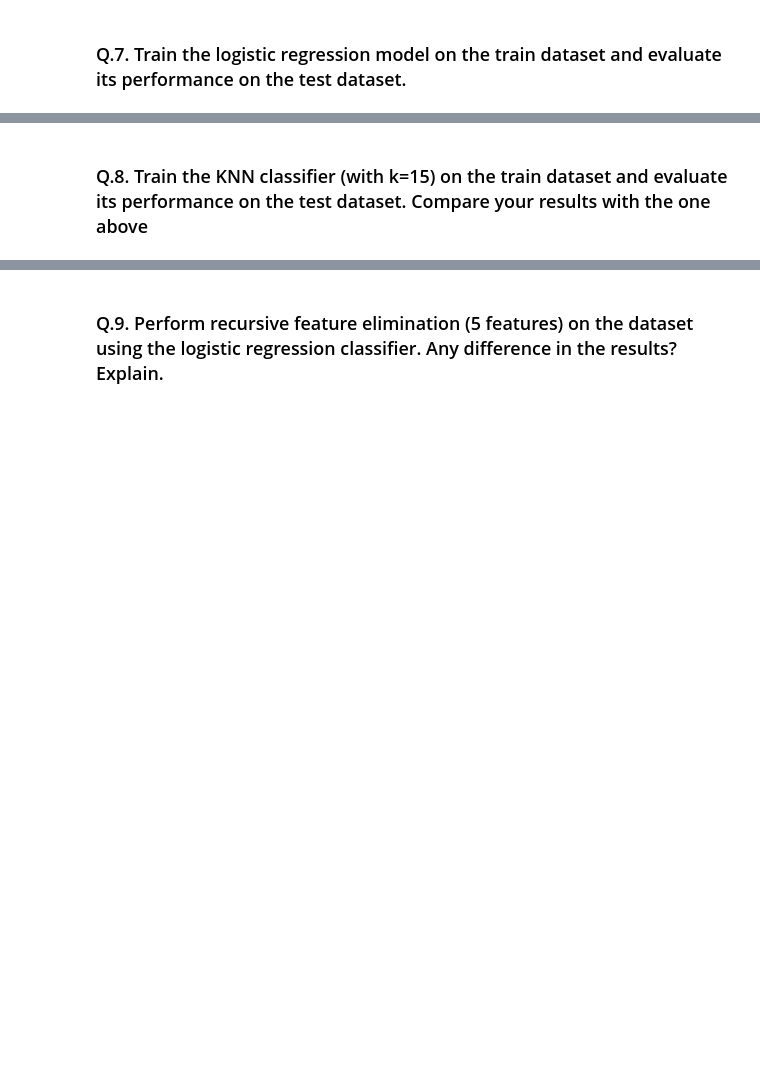
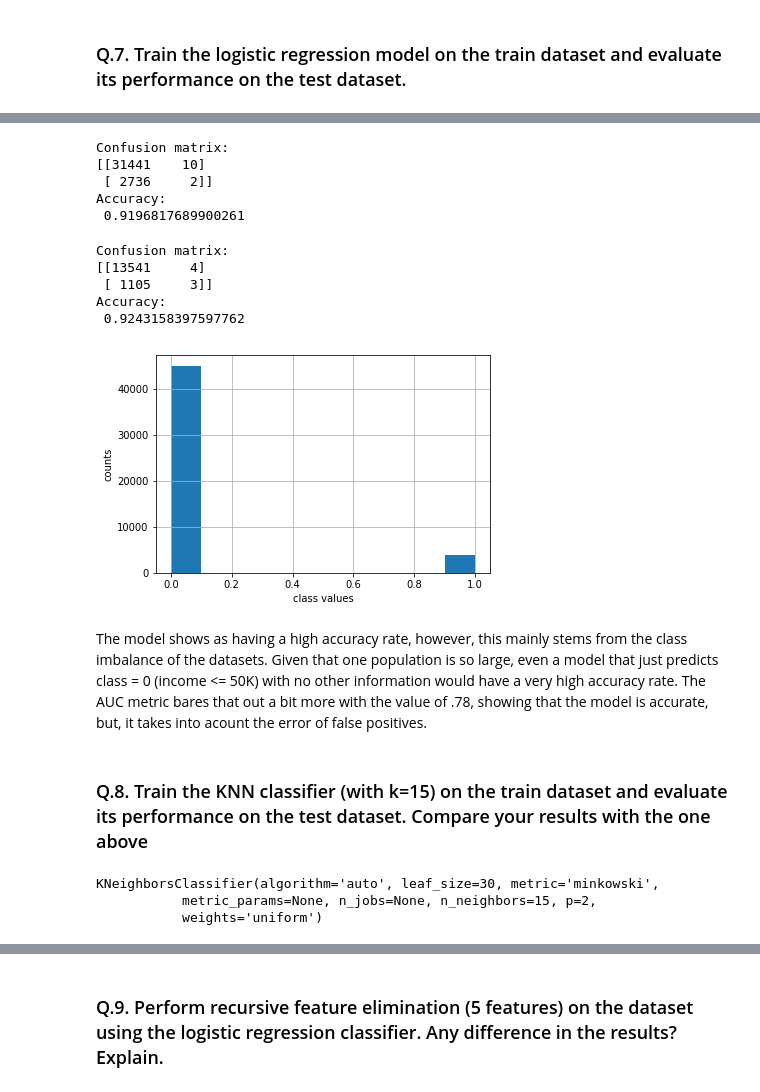
Before and after one commit to Boeing-Bros-UW-ML-Cert/Joeda, a Jupyter notebook: ML210_L5/Rice_ML210_L5.ipynb, the cells around one changed output, grey strips where cells are left out. Saved outputs shown, nothing was run; the diff lists cells and outputs as text; code cells hidden in the pictures; blank space fills up the shorter version.

```diff
--- a/ML210_L5/Rice_ML210_L5.ipynb
+++ b/ML210_L5/Rice_ML210_L5.ipynb
@@ -232,2 +229,29 @@ plt.show()
+# %%
+print("Confusion matrix:\n" + str(confusion_matrix(y_train, y_pred_train)))
+print("Accuracy:\n "+str(accuracy_score(y_train, y_pred_train)))
+# %% [output]
+Confusion matrix:
+[[31441    10]
+ [ 2736     2]]
+Accuracy:
+ 0.9196817689900261
+# %%
+print("Confusion matrix:\n" + str(confusion_matrix(y_test, y_pred)))
+print("Accuracy:\n "+str(accuracy_score(y_test, y_pred)))
+# %% [output]
+Confusion matrix:
+[[13541     4]
+ [ 1105     3]]
+Accuracy:
+ 0.9243158397597762
+# %%
+train["Income"].hist()
+plt.xlabel("class values")
+plt.ylabel("counts")
+plt.show()
+# %% [output]
+[figure, added]
+# %% [markdown]
+The model shows as having a high accuracy rate, however, this mainly stems from the class imbalance of the datasets.  Given that one population is so large, even a model that just predicts class = 0 (income <= 50K) with no other information would have a very high accuracy rate. The AUC metric bares that out a bit more with the value of .78, showing that the model is accurate, but, it takes into acount the error of false positives.
 # %% [markdown]
 <h3>Q.8. Train the KNN classifier (with k=15) on the train dataset and evaluate its performance on the test dataset. Compare your results with the one above</p>
@@ -234 +260,11 @@ plt.show()
+# %%
+#from sklearn.neighbors import KNeighborsClassifier
+
+#Initialize the classifier
+knn = KNeighborsClassifier(n_neighbors=15) #Initialize KNN classifier with k=15
+knn.fit(x_train, y_train.ravel()) #fit X_train and y_train
+# %% [output]
+KNeighborsClassifier(algorithm='auto', leaf_size=30, metric='minkowski',
+           metric_params=None, n_jobs=None, n_neighbors=15, p=2,
+           weights='uniform')
 # %%
```
Also changed, not shown: parts of 22 cells of this notebook, 5 other files.
